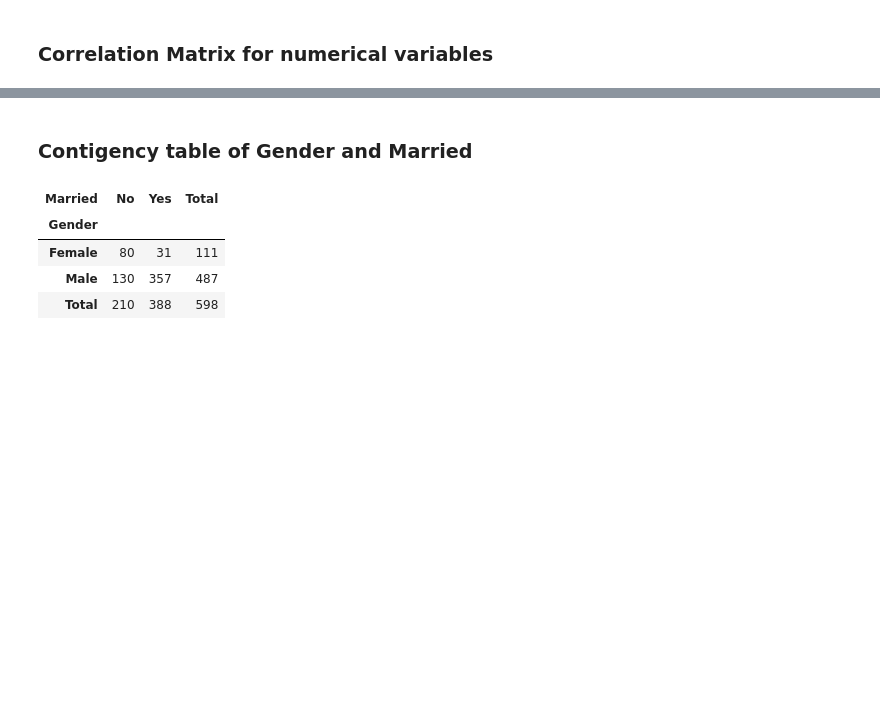
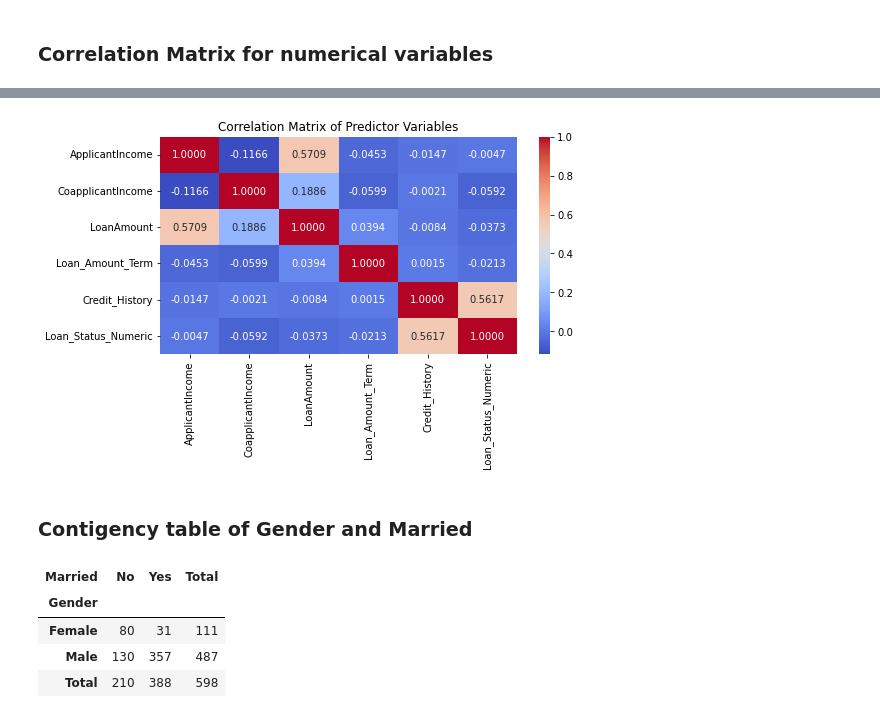
Before and after one commit to shanise1/LDS, a Jupyter notebook: FinalExam-LoanData.ipynb, the cells around one changed output, grey strips where cells are left out. Drawn from its saved outputs; the diff is of its cells as text; code cells hidden in the pictures; blank space fills up the shorter version.

```diff
--- a/FinalExam-LoanData.ipynb
+++ b/FinalExam-LoanData.ipynb
@@ -96,5 +96,11 @@ loan.head()
 correlation_matrix = loan.corr()
 
 # Plotting the correlation matrix
-correlation_matrix.style.background_gradient(cmap = 'coolwarm')
+#correlation_matrix.style.background_gradient(cmap = 'coolwarm')
+
+# Plotting the correlation matrix
+plt.figure(figsize=(8, 4))
+sns.heatmap(correlation_matrix, annot=True, fmt=".4f", cmap = 'coolwarm')
+plt.title("Correlation Matrix of Predictor Variables")
+plt.show()
 # %% [output]
@@ -108,3 +107,4 @@ correlation_matrix.style.background_gradient(cmap = 'coolwarm')
+[figure, added]
 # %% [markdown]
 ### Contigency table of Gender and Married
 # %%
```
Also changed, not shown: parts of 39 cells of this notebook.
